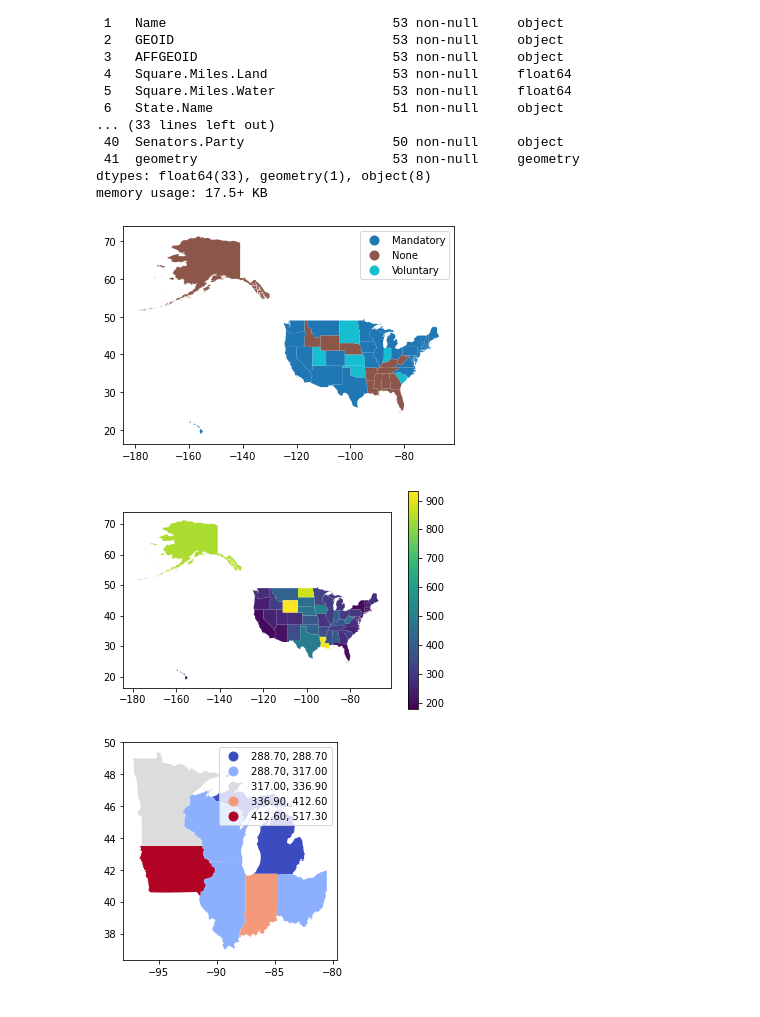
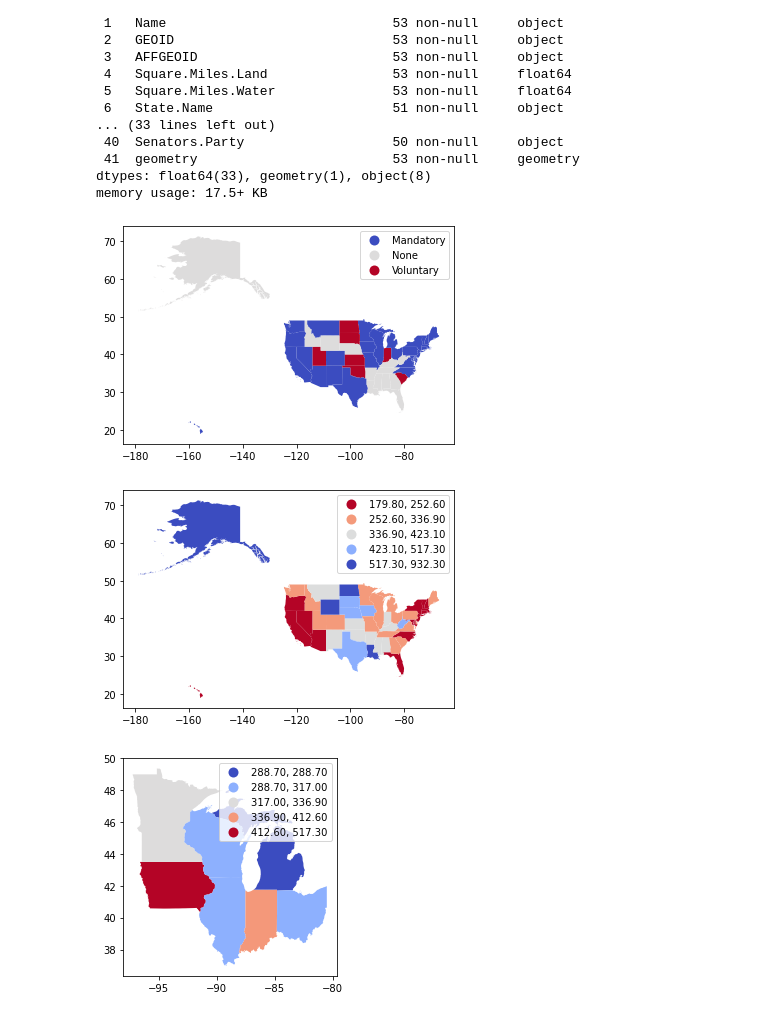
Before and after one commit to ecraw4d/cybergisx, a Jupyter notebook: Crawford 2023 State Energy.ipynb, the cells around one changed output. Cells and saved outputs as stored; diff of their text form; code cells hidden in the pictures.

```diff
--- a/Crawford 2023 State Energy.ipynb
+++ b/Crawford 2023 State Energy.ipynb
@@ -31,17 +31,17 @@ Data columns (total 42 columns):
 dtypes: float64(33), geometry(1), object(8)
 memory usage: 17.5+ KB
 # %%
-states.plot("Renewable.Standard.Type", legend=True)
+states.plot("Renewable.Standard.Type", legend=True, cmap="coolwarm")
 
 plt.show()
 # %% [output]
-[figure, old version]
+[figure, new version]
 # %%
-states.plot("Consumption.Per.Capita.MM.BTU", legend=True)
+states.plot("Consumption.Per.Capita.MM.BTU", legend=True, cmap="coolwarm_r", scheme="naturalbreaks")
 
 plt.show()
 # %% [output]
-[figure, old version]
+[figure, new version]
 # %%
 midwest = states[states.ST.isin( \
 	['IL', 'WI', 'IN', 'MI', 'IA', 'MN', 'OH'])]
```
